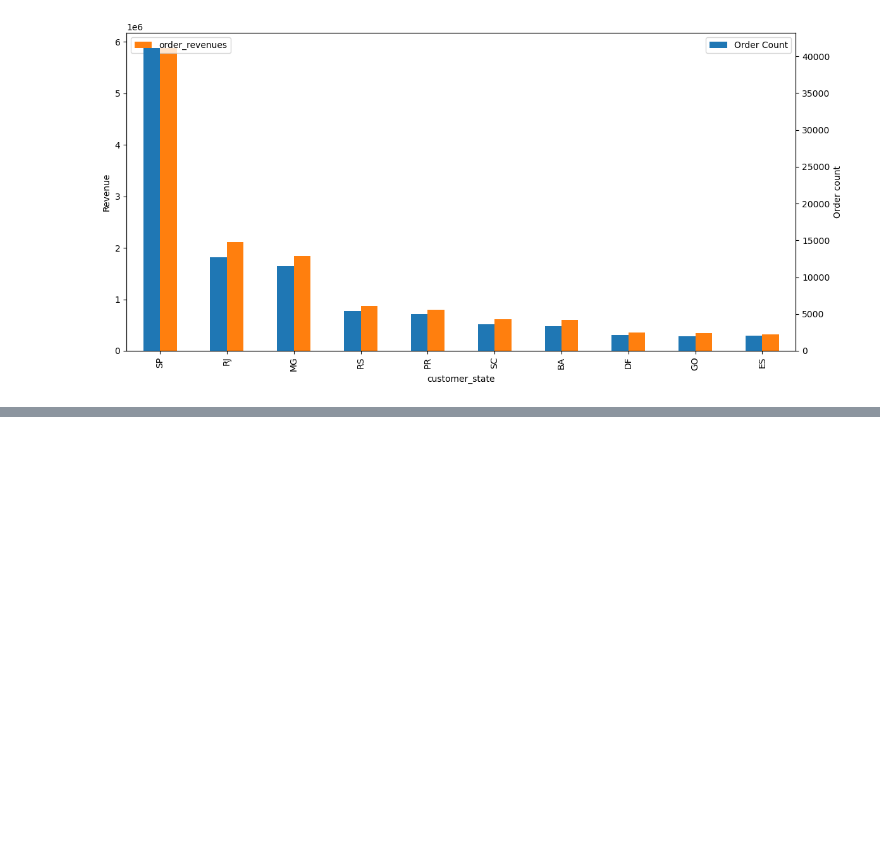
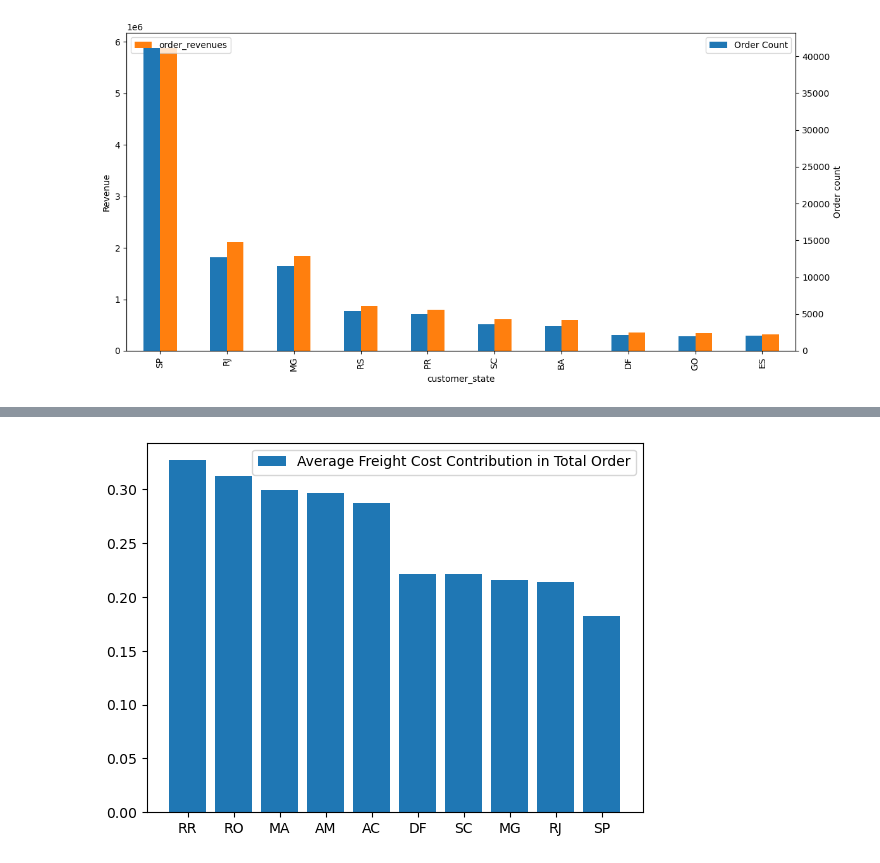
Before and after one commit to Kvitatiani/brazillian-ecommerce-analytics, a Jupyter notebook: ecommerce_playground.ipynb, the cells around one changed output, grey strips where cells are left out. Saved outputs shown, nothing was run; the diff lists cells and outputs as text; code cells hidden in the pictures; blank space fills up the shorter version.

```diff
--- a/ecommerce_playground.ipynb
+++ b/ecommerce_playground.ipynb
@@ -331,0 +450,12 @@ for loc in top10_locations:
+# %%
+# Top 5 States with freight contribution
+plt.bar(
+    x=mixed_freight_states['customer_state'],
+    height=mixed_freight_states['average_freight_contribution'],
+    label='Average Freight Cost Contribution in Total Order'
+)
+
+plt.legend()
+plt.show()
+# %% [output]
+[figure, added]
```
Also changed, not shown: parts of 9 cells of this notebook.
